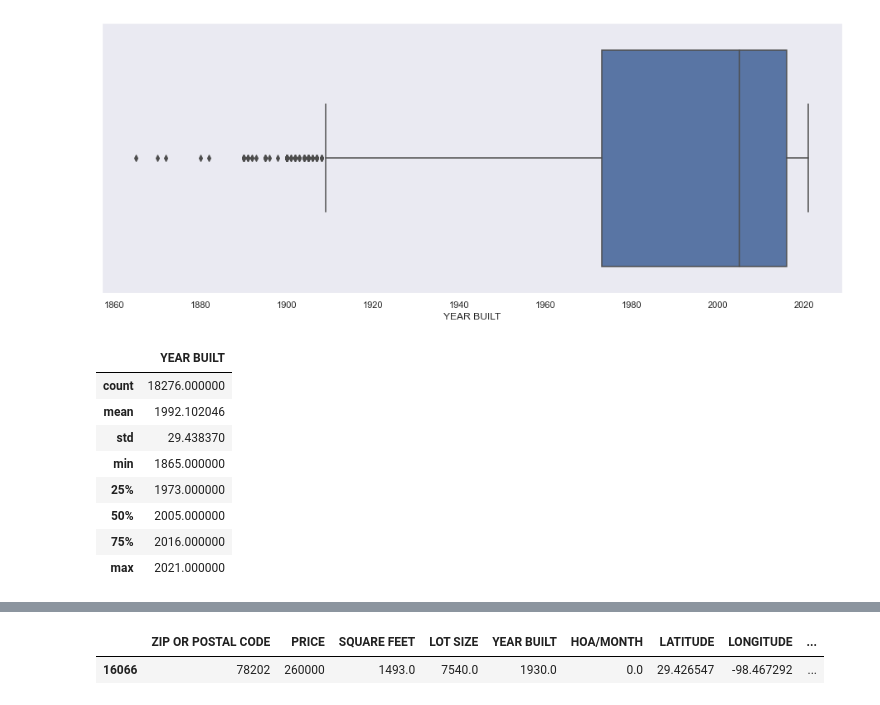
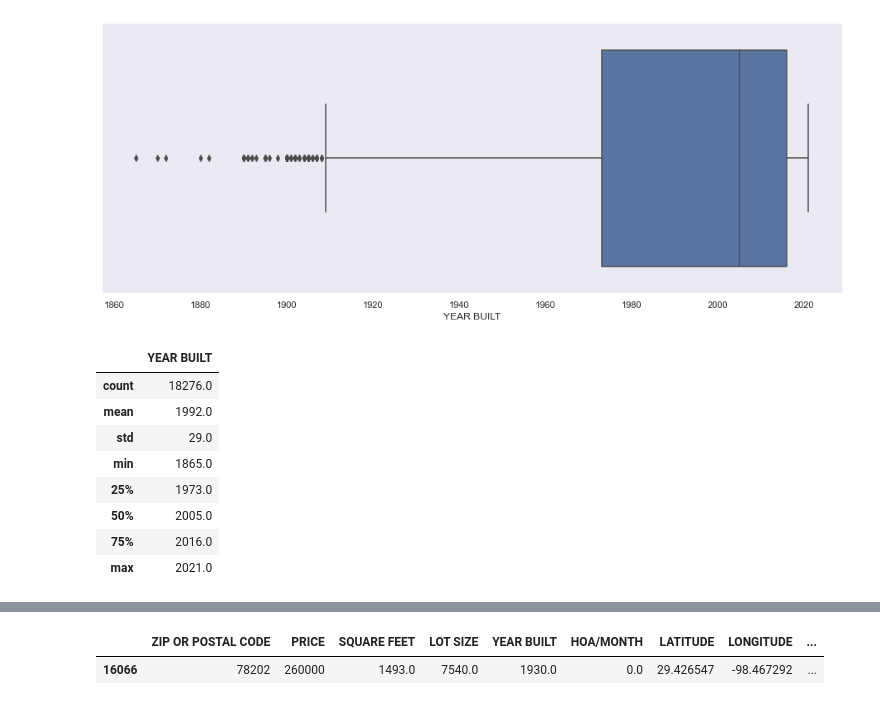
Before and after one commit to randallb15/PredictingSAHomeValues, a Jupyter notebook: EDA.ipynb, the cells around one changed output, grey strips where cells are left out. Drawn from its saved outputs; the diff is of its cells as text; code cells hidden in the pictures.

```diff
--- a/EDA.ipynb
+++ b/EDA.ipynb
@@ -133,15 +135,15 @@ fig.savefig('img/year.png')
 # %% [output]
 [figure]
 # %%
-pd.DataFrame(df['YEAR BUILT'].describe())
+pd.DataFrame(np.round(df['YEAR BUILT'].describe()))
 # %% [output]
 |  | YEAR BUILT |
-| count | 18276.000000 |
-| mean | 1992.102046 |
-| std | 29.438370 |
-| min | 1865.000000 |
-| 25% | 1973.000000 |
-| 50% | 2005.000000 |
-| 75% | 2016.000000 |
-| max | 2021.000000 |
+| count | 18276.0 |
+| mean | 1992.0 |
+| std | 29.0 |
+| min | 1865.0 |
+| 25% | 1973.0 |
+| 50% | 2005.0 |
+| 75% | 2016.0 |
+| max | 2021.0 |
 # %%
```
Also changed, not shown: parts of 4 cells of this notebook, 2 other files.
